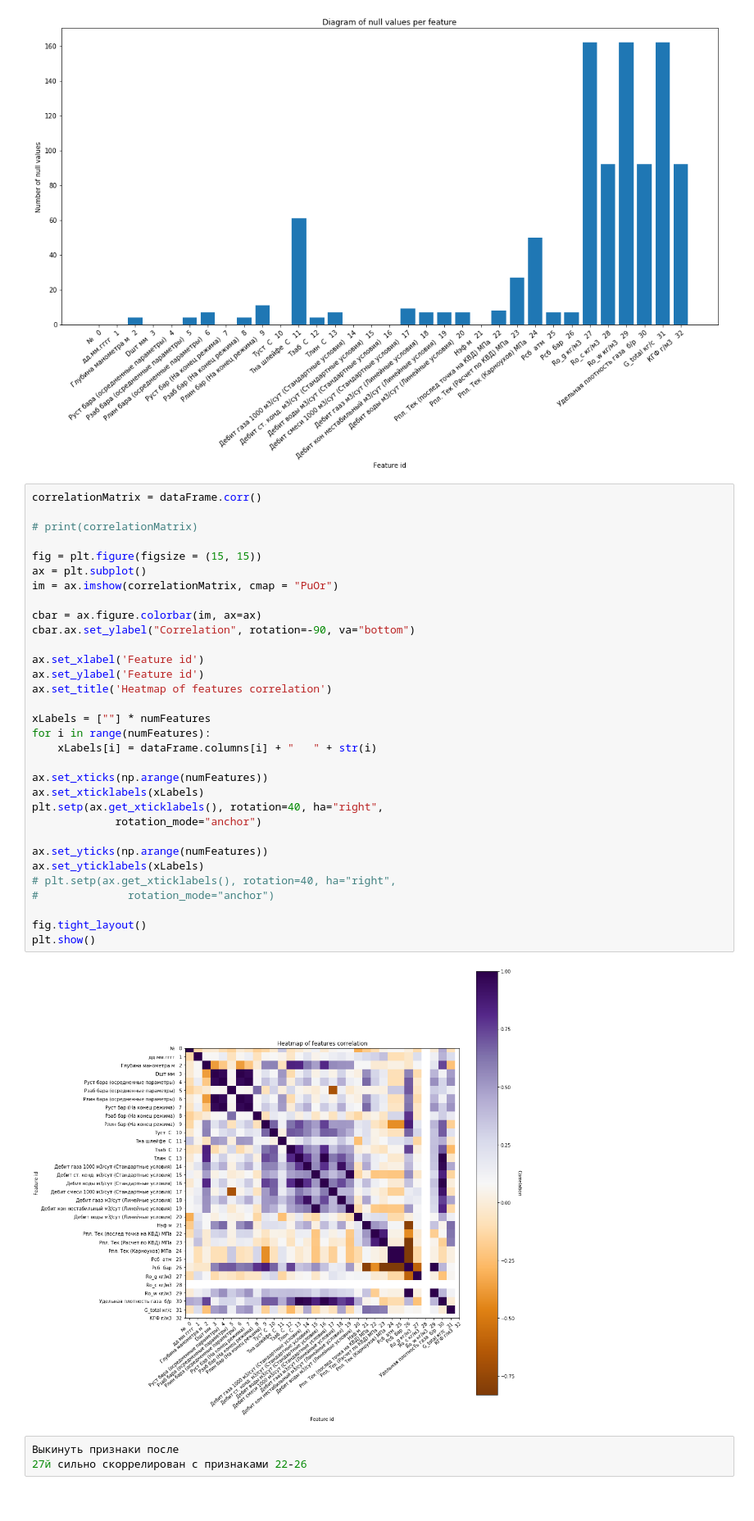
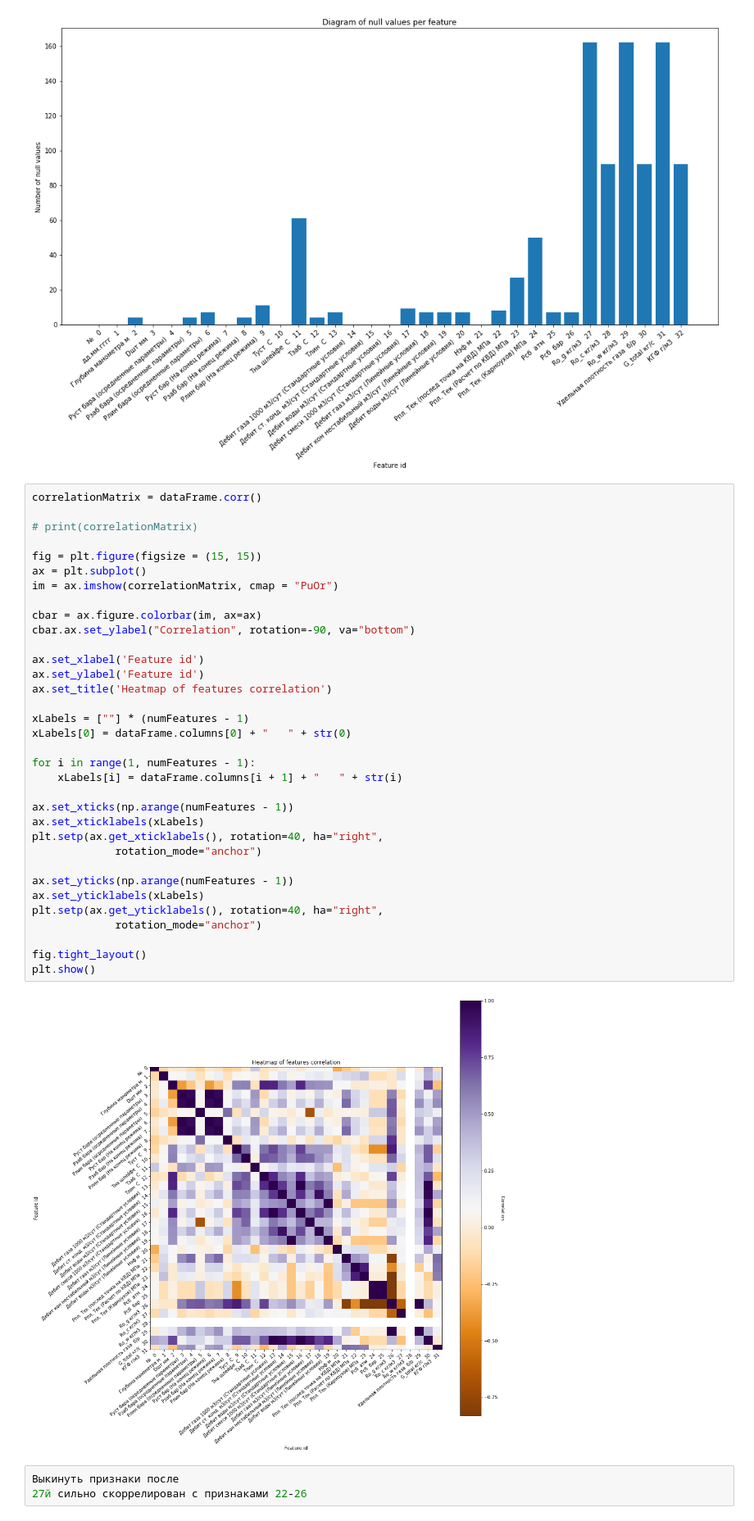
Before and after one commit to Gridbug/nsu_machine_learning_2020, a Jupyter notebook: Lab2/Lab_2.ipynb, the cells around one changed output. Shown: that part at 82% size. Cells and saved outputs as stored; diff of their text form.

```diff
--- a/Lab2/Lab_2.ipynb
+++ b/Lab2/Lab_2.ipynb
@@ -226,37 +226,39 @@ plt.show()
 # %%
 correlationMatrix = dataFrame.corr()
 
 # print(correlationMatrix)
 
 fig = plt.figure(figsize = (15, 15))
 ax = plt.subplot()
 im = ax.imshow(correlationMatrix, cmap = "PuOr")
 
 cbar = ax.figure.colorbar(im, ax=ax)
 cbar.ax.set_ylabel("Correlation", rotation=-90, va="bottom")
 
 ax.set_xlabel('Feature id')
 ax.set_ylabel('Feature id')
 ax.set_title('Heatmap of features correlation')
 
-xLabels = [""] * numFeatures
-for i in range(numFeatures):
-    xLabels[i] = dataFrame.columns[i] + "   " + str(i)
+xLabels = [""] * (numFeatures - 1)
+xLabels[0] = dataFrame.columns[0] + "   " + str(0)
 
-ax.set_xticks(np.arange(numFeatures))
+for i in range(1, numFeatures - 1):
+    xLabels[i] = dataFrame.columns[i + 1] + "   " + str(i)
+
+ax.set_xticks(np.arange(numFeatures - 1))
 ax.set_xticklabels(xLabels)
 plt.setp(ax.get_xticklabels(), rotation=40, ha="right",
              rotation_mode="anchor")
 
-ax.set_yticks(np.arange(numFeatures))
+ax.set_yticks(np.arange(numFeatures - 1))
 ax.set_yticklabels(xLabels)
-# plt.setp(ax.get_xticklabels(), rotation=40, ha="right",
-#              rotation_mode="anchor")
+plt.setp(ax.get_yticklabels(), rotation=40, ha="right",
+             rotation_mode="anchor")
 
 fig.tight_layout()
 plt.show()
 # %% [output]
-[figure, old version]
+[figure, new version]
 # %%
 Выкинуть признаки после
 27й сильно скоррелирован с признаками 22-26
```
